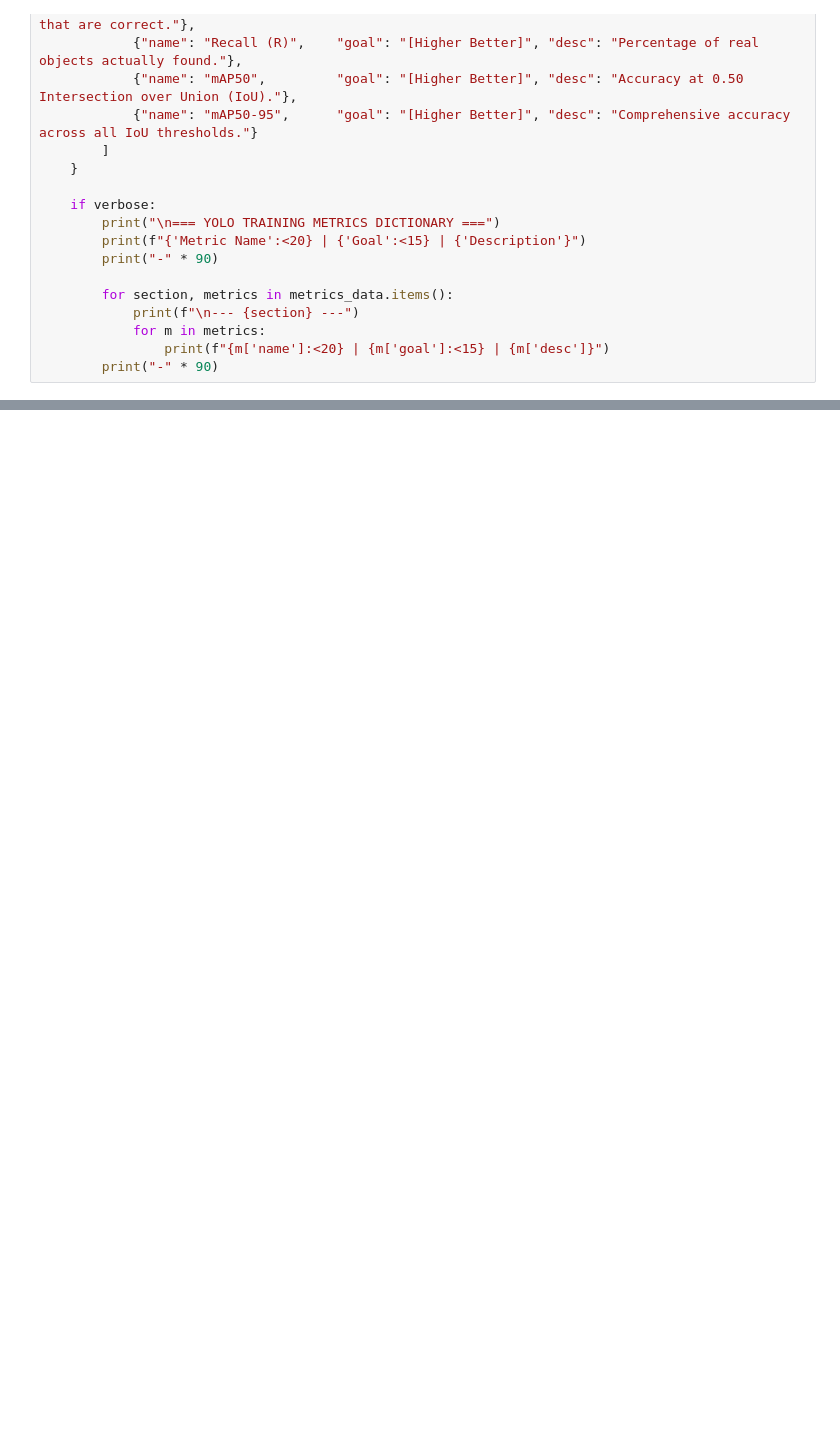
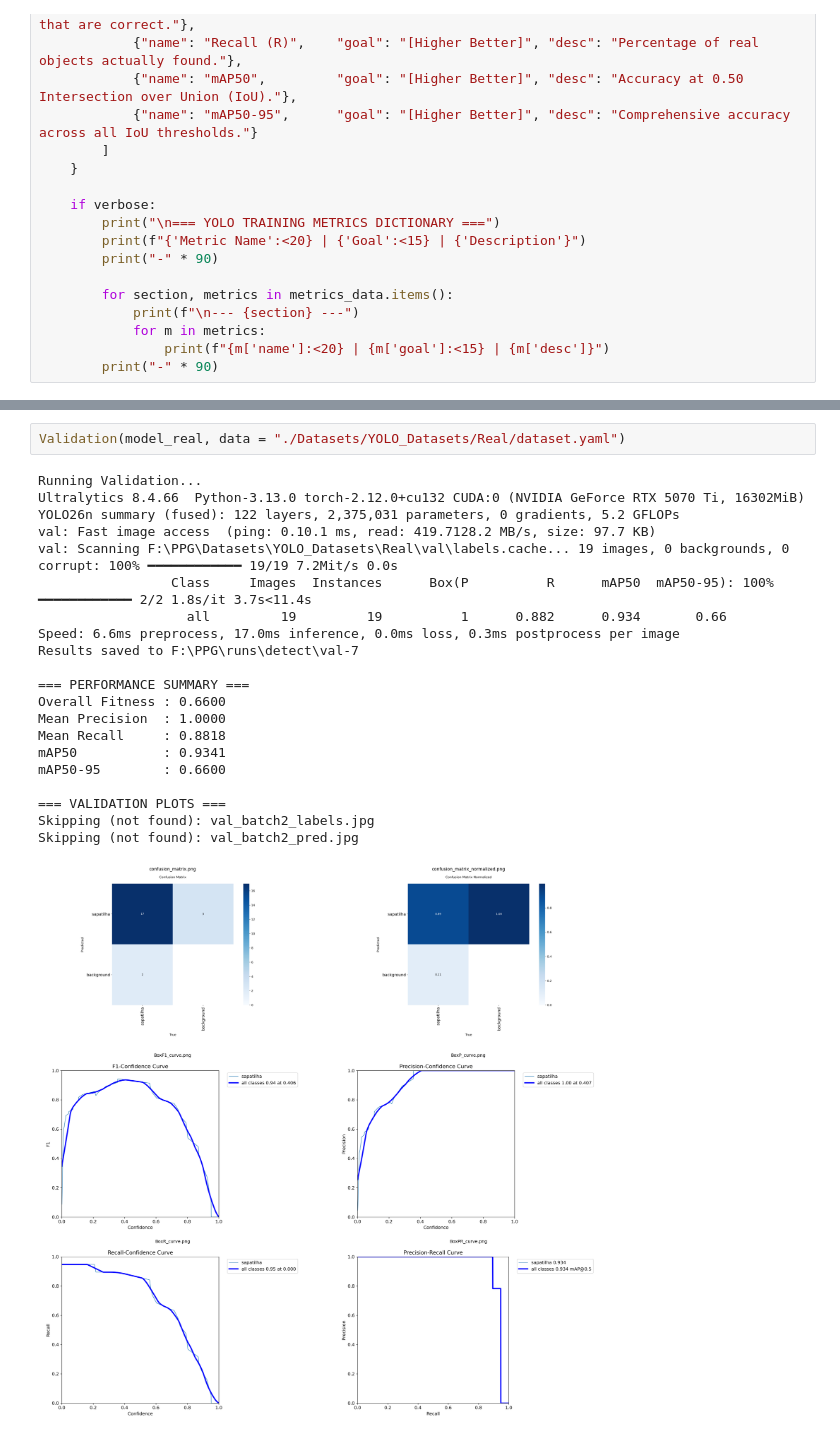
Before and after one commit to R1C4RDO13/PPG, a Jupyter notebook: YOLO.ipynb, the cells around one changed output, grey strips where cells are left out. Drawn from its saved outputs; the diff is of its cells as text; blank space fills up the shorter version.

```diff
--- a/YOLO.ipynb
+++ b/YOLO.ipynb
@@ -246,0 +250,24 @@ Validation(model_cafe)
+# %%
+Validation(model_real, data = "./Datasets/YOLO_Datasets/Real/dataset.yaml")
+# %% [output]
+Running Validation...
+Ultralytics 8.4.66  Python-3.13.0 torch-2.12.0+cu132 CUDA:0 (NVIDIA GeForce RTX 5070 Ti, 16302MiB)
+YOLO26n summary (fused): 122 layers, 2,375,031 parameters, 0 gradients, 5.2 GFLOPs
+val: Fast image access  (ping: 0.10.1 ms, read: 419.7128.2 MB/s, size: 97.7 KB)
+val: Scanning F:\PPG\Datasets\YOLO_Datasets\Real\val\labels.cache... 19 images, 0 backgrounds, 0 corrupt: 100% ━━━━━━━━━━━━ 19/19 7.2Mit/s 0.0s
+                 Class     Images  Instances      Box(P          R      mAP50  mAP50-95): 100% ━━━━━━━━━━━━ 2/2 1.8s/it 3.7s<11.4s
+                   all         19         19          1      0.882      0.934       0.66
+Speed: 6.6ms preprocess, 17.0ms inference, 0.0ms loss, 0.3ms postprocess per image
+Results saved to F:\PPG\runs\detect\val-7
+
+=== PERFORMANCE SUMMARY ===
+Overall Fitness : 0.6600
+Mean Precision  : 1.0000
+Mean Recall     : 0.8818
+mAP50           : 0.9341
+mAP50-95        : 0.6600
+
+=== VALIDATION PLOTS ===
+Skipping (not found): val_batch2_labels.jpg
+Skipping (not found): val_batch2_pred.jpg
+[figure, added]
```
Also changed, not shown: parts of 11 cells of this notebook, 6 other files.
